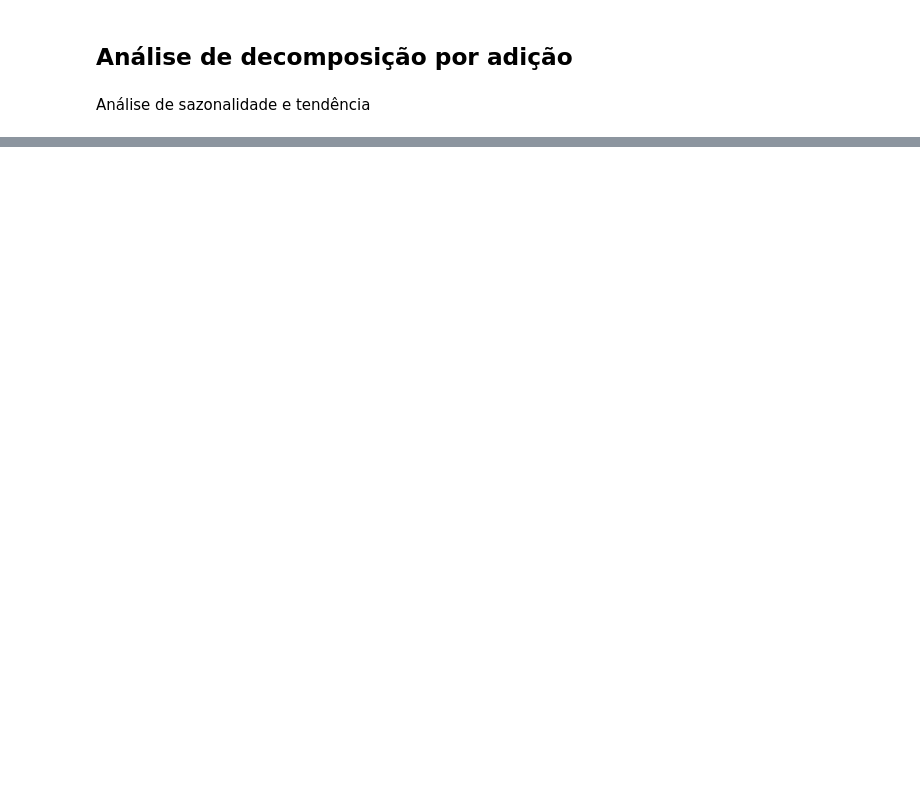
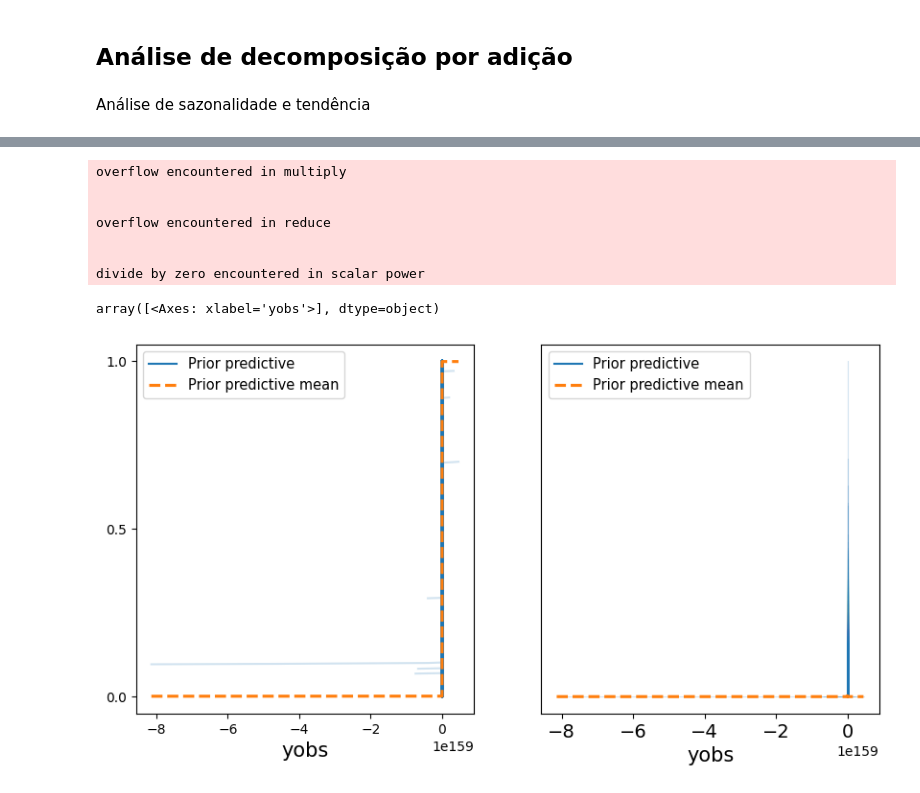
Before and after one commit to MrMarculu/PIC, a Jupyter notebook: pic-ipynb.ipynb, the cells around one changed output, grey strips where cells are left out. Saved outputs shown, nothing was run; the diff lists cells and outputs as text; code cells hidden in the pictures; blank space fills up the shorter version.

```diff
--- a/pic-ipynb.ipynb
+++ b/pic-ipynb.ipynb
@@ -339,0 +901,5 @@ fig
+# %%
+with bsts_sazo_robust:
+    trace_sazo_robust = pm.sample()
+    print(pm.summary(trace_sazo_robust))
+    trace_sazo_robust = pm.sample_prior_predictive()
@@ -339,0 +926,16 @@ fig
+# %%
+import matplotlib.pyplot as plt
+
+fig, axes = plt.subplots(1, 2, figsize=(10, 5))
+az.plot_ppc(trace_sazo_robust, group='prior', kind='cumulative',ax=axes[0])
+az.plot_ppc(trace_sazo_robust, group='prior',ax=axes[1])
+# %% [output]
+overflow encountered in multiply
+
+
+overflow encountered in reduce
+
+
+divide by zero encountered in scalar power
+array([<Axes: xlabel='yobs'>], dtype=object)
+[figure, added]
```
Also changed, not shown: parts of 36 cells of this notebook.
